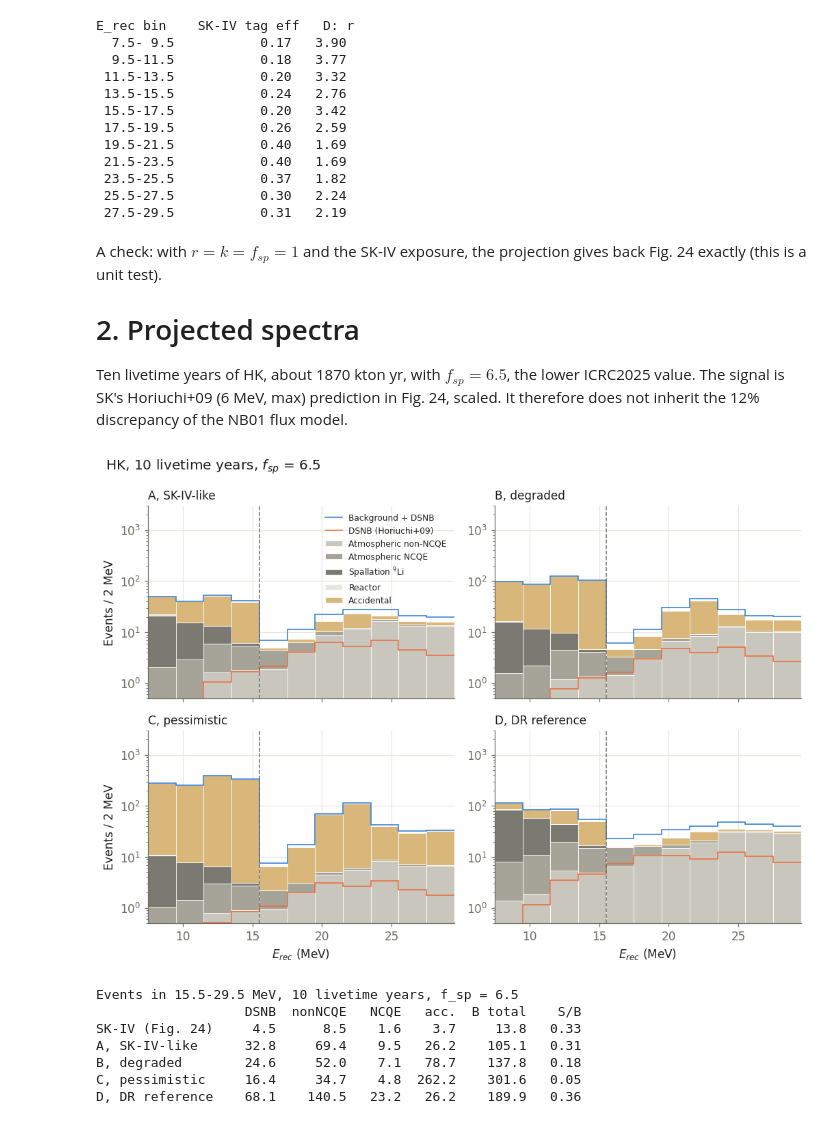
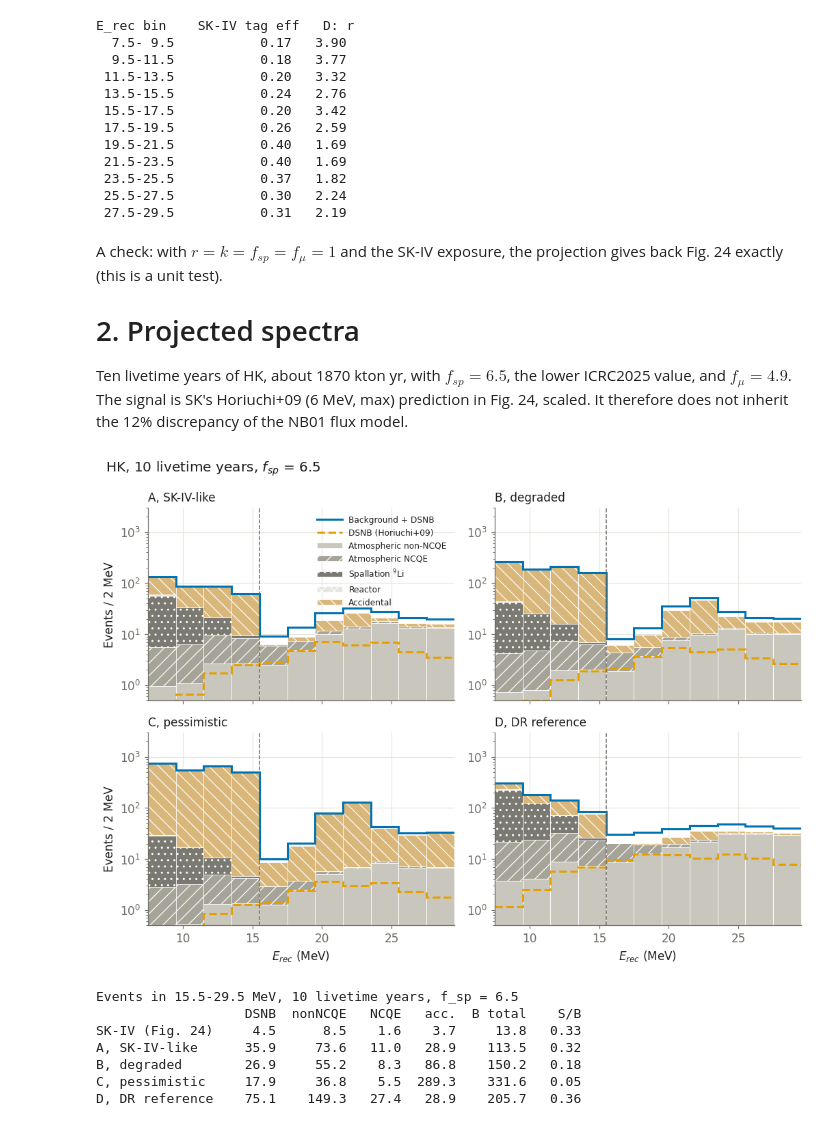
Before and after one commit to jahernando/hk-sunu, a Jupyter notebook: NB/NB02_hk_dsnb_projection.ipynb, the cells around one changed output. Cells and saved outputs as stored; diff of their text form; code cells hidden in the pictures.

```diff
--- a/NB/NB02_hk_dsnb_projection.ipynb
+++ b/NB/NB02_hk_dsnb_projection.ipynb
@@ -16,20 +16,9 @@ import matplotlib.pyplot as plt
 
 from hk_sunu import hk, sk4, stats
 from hk_sunu.detector import HYPER_K, SUPER_K
+from hk_sunu.plotting import INK, LINESTYLES, MUTED, SERIES, fill, stair, style, use_style
 
-INK, MUTED, GRID = "#1f1f1e", "#6b6a63", "#e6e5df"
-SERIES = ["#2a78d6", "#eb6834", "#1baf7a", "#eda100", "#e87ba4", "#008300"]
-plt.rcParams.update({
-    "figure.figsize": (7.2, 4.4), "figure.dpi": 110, "font.size": 11,
-    "text.color": INK, "axes.labelcolor": INK, "axes.edgecolor": MUTED,
-    "xtick.color": MUTED, "ytick.color": MUTED,
-    "axes.spines.top": False, "axes.spines.right": False,
-    "axes.grid": True, "grid.color": GRID, "grid.linewidth": 0.8, "axes.axisbelow": True,
-    "lines.linewidth": 2.0, "legend.frameon": False,
-})
-
-def stair(ax, values, bin_edges, **kwargs):
-    ax.stairs(values, bin_edges, baseline=None, **kwargs)
+use_style()
 
 window = sk4.spectrum()[:11]
 efficiency = sk4.efficiencies()[:11]
@@ -115,13 +110,15 @@ This is the main effect of the depth on the DSNB window. With the same cuts, the
 # %%
-spall_factors = [spall_dr, 6.5, 13.0]
+spall_factors = [spall_dr, 6.5, 13.0]  # f_sp: background hypotheses
+F_MU = hk.MUON_FLUX_RATIO  # f_mu: veto loss, the same for every f_sp
+muon_factors = [0.8 * F_MU, F_MU, 1.2 * F_MU]  # MUSIC uncertainty, +-20%
 centres = 0.5 * (edges[:-1] + edges[1:])
 
 fig, ax = plt.subplots()
 stair(ax, hk.sk4_spallation_cut_efficiency(), edges, color=INK, label="SK-IV (Fig. 18)")
-for f, color in zip(spall_factors, SERIES):
-    stair(ax, hk.spallation_cut_efficiency(f), edges, color=color, label=f"HK, $f_{{sp}}$ = {f:.1f}")
-ax.scatter([18.75, 23.0], [0.29, 0.54], marker="s", color=SERIES[3], zorder=3,
-           label="DR, $f_{sp}$ = 5 (17.5-20, 20-26 MeV)")
+for i, f in enumerate(muon_factors, start=1):
+    stair(ax, hk.spallation_cut_efficiency(f), edges, **style(i), label=f"HK, $f_{{\\mu}}$ = {f:.1f}")
+ax.scatter([18.75, 23.0], [0.29, 0.54], marker="s", color=SERIES[0], zorder=3,
+           label="DR, 5 x muons (17.5-20, 20-26 MeV)")
 ax.set(xlim=(7.5, 29.5), ylim=(0, 1.05), xlabel="$E_{rec}$ (MeV)", ylabel="Spallation cut efficiency")
 ax.set_title("The same spallation cut with more muons", loc="left")
 ax.legend(loc="lower right", fontsize=9)
@@ -178,40 +175,40 @@ E_rec bin    SK-IV tag eff   D: r
  25.5-27.5           0.30   2.24
  27.5-29.5           0.31   2.19
 # %% [markdown]
-A check: with $r = k = f_{sp} = 1$ and the SK-IV exposure, the projection gives back Fig. 24 exactly (this is a unit test).
+A check: with $r = k = f_{sp} = f_\mu = 1$ and the SK-IV exposure, the projection gives back Fig. 24 exactly (this is a unit test).
 
 # 2. Projected spectra
 
-Ten livetime years of HK, about 1870 kton yr, with $f_{sp}=6.5$, the lower ICRC2025 value. The signal is SK's Horiuchi+09 (6 MeV, max) prediction in Fig. 24, scaled. It therefore does not inherit the 12% discrepancy of the NB01 flux model.
+Ten livetime years of HK, about 1870 kton yr, with $f_{sp}=6.5$, the lower ICRC2025 value, and $f_\mu = 4.9$. The signal is SK's Horiuchi+09 (6 MeV, max) prediction in Fig. 24, scaled. It therefore does not inherit the 12% discrepancy of the NB01 flux model.
 # %%
 EXPOSURE_10YR = 10 * hk.FIDUCIAL_KTON
-F_SP = 6.5
+F_SP = 6.5  # f_sp; f_mu = F_MU throughout
 
 fig, axes = plt.subplots(2, 2, figsize=(9.6, 7.0), sharex=True)
 for ax, (key, scenario) in zip(axes.flat, scenarios.items()):
-    out = hk.project(EXPOSURE_10YR, scenario, F_SP)
+    out = hk.project(EXPOSURE_10YR, scenario, F_SP, muon_scale=F_MU)
     bottom = np.zeros(11)
-    for comp, color in zip(sk4.BACKGROUNDS, ["#c9c7bd", "#a6a499", "#7b7a72", "#e6e5df", "#d9b77a"]):
-        ax.bar(edges[:-1], out[comp], width=2.0, bottom=bottom, align="edge", color=color,
+    for i, comp in enumerate(sk4.BACKGROUNDS):
+        ax.bar(edges[:-1], out[comp], width=2.0, bottom=bottom, align="edge", **fill(i, background=True),
                edgecolor="white", linewidth=0.5, label=labels[comp])
         bottom += out[comp]
-    stair(ax, bottom + out["signal"], edges, color=SERIES[0], label="Background + DSNB")
-    stair(ax, out["signal"], edges, color=SERIES[1], label="DSNB (Horiuchi+09)")
+    stair(ax, bottom + out["signal"], edges, **style(0), label="Background + DSNB")
+    stair(ax, out["signal"], edges, **style(1), label="DSNB (Horiuchi+09)")
     ax.axvline(15.5, color=MUTED, ls="--", lw=1)
     ax.set(yscale="log", ylim=(0.5, 3e3), xlim=(7.5, 29.5))
     ax.set_title(scenario.name, loc="left", fontsize=11)
 for ax in axes[1]:
     ax.set_xlabel("$E_{rec}$ (MeV)")
 for ax in axes[:, 0]:
     ax.set_ylabel("Events / 2 MeV")
 axes[0, 0].legend(loc="upper right", fontsize=8)
 fig.suptitle(f"HK, 10 livetime years, $f_{{sp}}$ = {F_SP}", x=0.02, ha="left")
 fig.tight_layout()
 # %% [output]
-[figure, old version]
+[figure, new version]
 # %%
 def summary(scenario, f_sp, exposure=EXPOSURE_10YR):
-    out = hk.project(exposure, scenario, f_sp)
+    out = hk.project(exposure, scenario, f_sp, muon_scale=F_MU)
     return {key: out[key][high].sum() for key in ["signal", *sk4.BACKGROUNDS, "total"]}
 
 sk_ref = {key: window[key][high].sum() for key in sk4.BACKGROUNDS + ["total"]}
@@ -229,10 +226,10 @@ for key, scenario in scenarios.items():
 Events in 15.5-29.5 MeV, 10 livetime years, f_sp = 6.5
                    DSNB  nonNCQE   NCQE   acc.  B total    S/B
 SK-IV (Fig. 24)     4.5      8.5    1.6    3.7     13.8   0.33
-A, SK-IV-like      32.8     69.4    9.5   26.2    105.1   0.31
-B, degraded        24.6     52.0    7.1   78.7    137.8   0.18
-C, pessimistic     16.4     34.7    4.8  262.2    301.6   0.05
-D, DR reference    68.1    140.5   23.2   26.2    189.9   0.36
+A, SK-IV-like      35.9     73.6   11.0   28.9    113.5   0.32
+B, degraded        26.9     55.2    8.3   86.8    150.2   0.18
+C, pessimistic     17.9     36.8    5.5  289.3    331.6   0.05
+D, DR reference    75.1    149.3   27.4   28.9    205.7   0.36
 # %% [markdown]
 Reading the table:
 
```
Also changed, not shown: parts of 12 cells of this notebook, 9 other files.
